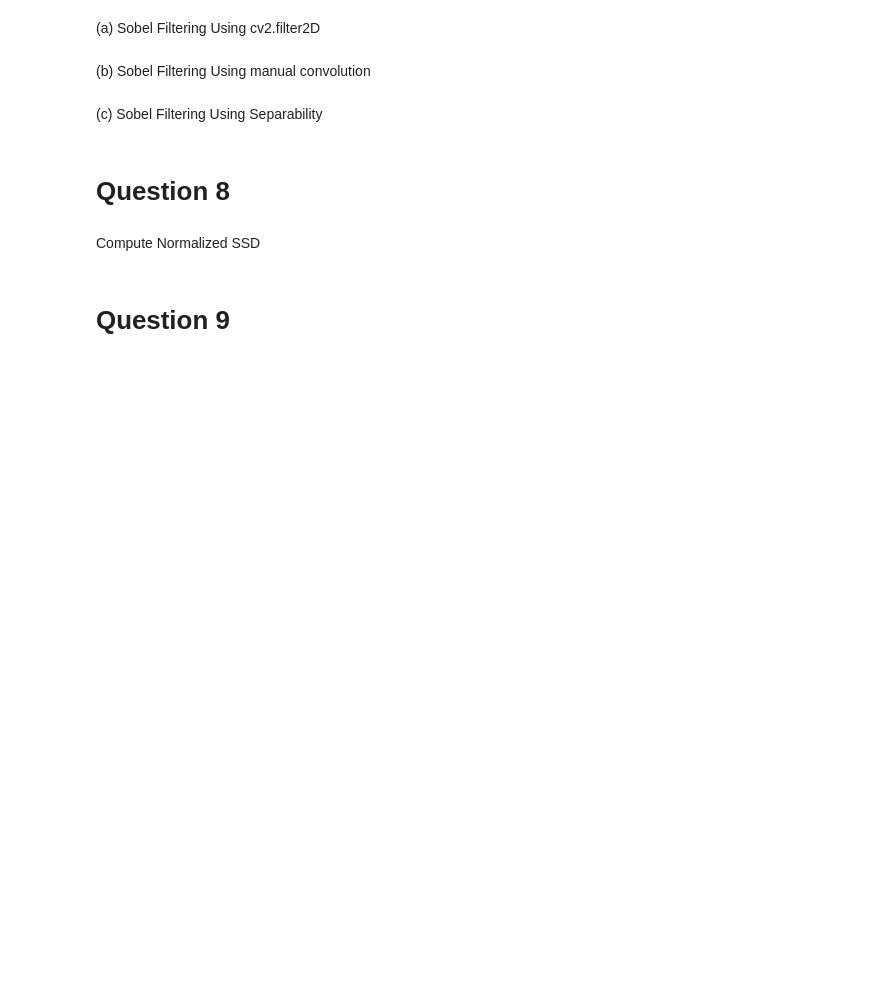
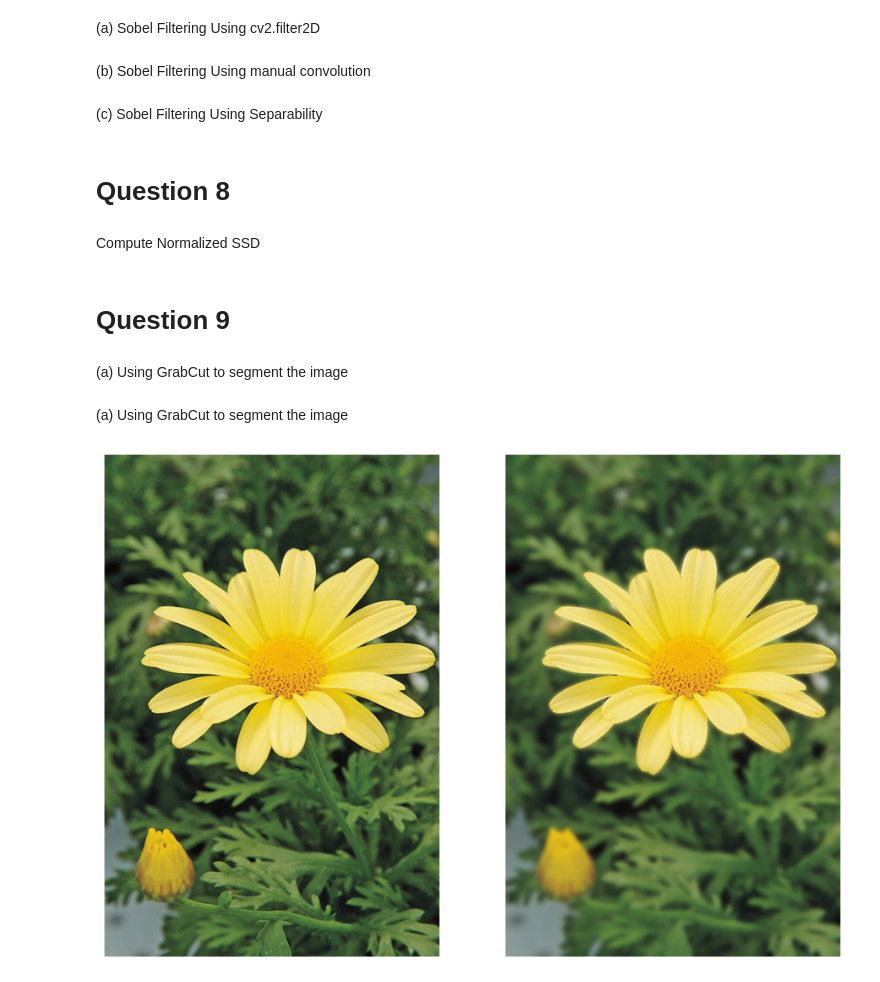
Before and after one commit to Nishitha0730/Computer-Vision, a Jupyter notebook: Assignment_01/Assignment_1.ipynb, the cells around one changed output. Drawn from its saved outputs; the diff is of its cells as text; code cells hidden in the pictures; blank space fills up the shorter version.

Commit message:
Enhanced image with blurred background.

```diff
--- a/Assignment_01/Assignment_1.ipynb
+++ b/Assignment_01/Assignment_1.ipynb
@@ -506,6 +506,8 @@ def normalized_ssd(original, zoomed):
     return normalized_ssd
 # %% [markdown]
 # Question 9
+# %% [markdown]
+(a) Using GrabCut to segment the image
 # %%
 # Read the image
 img_10 = cv.imread(r'F:\SEM 5\Computer Vision\Project\Assignment_01\a1images\daisy.jpg')
@@ -537,3 +539,25 @@ plt.subplot(1, 3, 1); plt.imshow(mask2, cmap='gray'); plt.title('Segmentation Ma
 plt.subplot(1, 3, 2); plt.imshow(foreground); plt.title('Foreground')
 plt.subplot(1, 3, 3); plt.imshow(background); plt.title('Background')
 plt.show()
+# %% [markdown]
+(a) Using GrabCut to segment the image
+# %%
+# Blur the background heavily
+blurred_bg = cv.GaussianBlur(img_10_rgb, (21, 21), 0)
+
+# Combine blurred background with sharp foreground
+enhanced_img = blurred_bg * (1 - mask2[:, :, np.newaxis]) + foreground
+
+h,w = enhanced_img.shape[:2]
+
+# Show original vs enhanced
+fig,ax = plt.subplots(1,2,figsize=(2*w/100,h/100), dpi=100)
+ax[0].imshow(img_10_rgb)
+ax[0].axis('off')
+
+ax[1].imshow(enhanced_img)
+ax[1].axis('off')
+
+plt.show();
+# %% [output]
+[figure, added]
```
